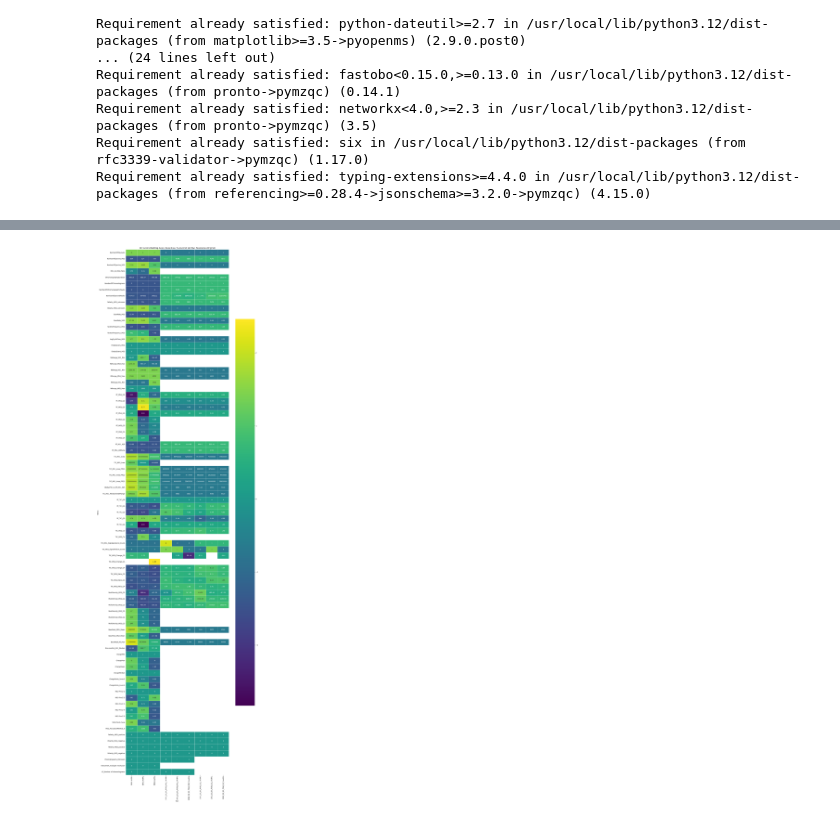
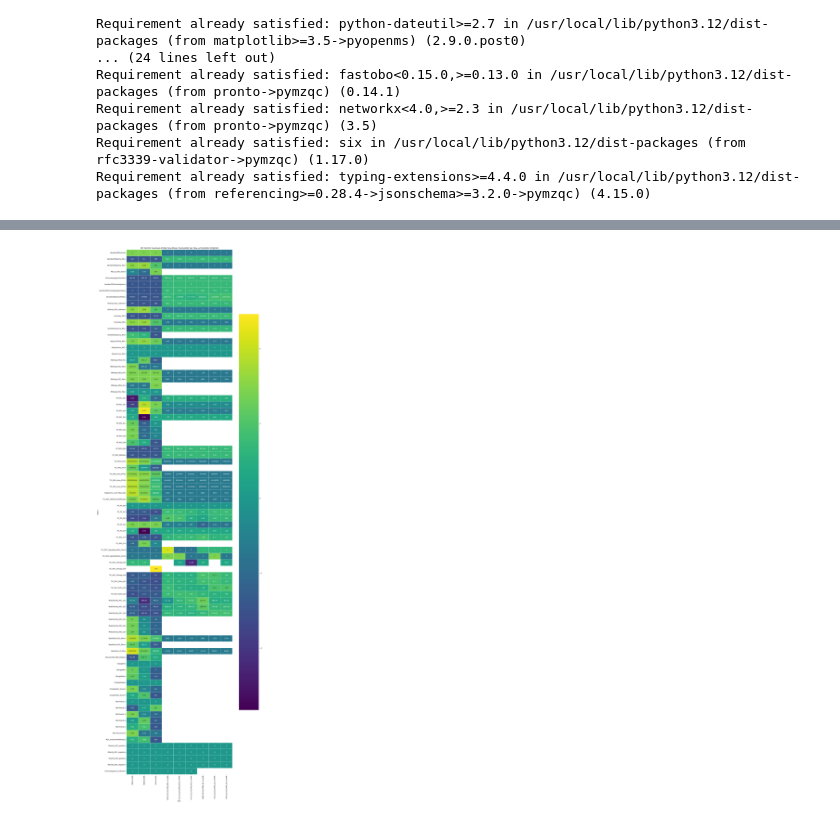
Before and after one commit to timosachsenberg/pyopenms-idfreeqc, a Jupyter notebook: hackathon_ID_free_metrics.ipynb, the cells around one changed output, grey strips where cells are left out. Cells and saved outputs as stored; diff of their text form; code cells hidden in the pictures.

```diff
--- a/hackathon_ID_free_metrics.ipynb
+++ b/hackathon_ID_free_metrics.ipynb
@@ -2812,7 +2778,7 @@ import matplotlib.pyplot as plt
 import numpy as np # Import numpy
 
 # Re-parse the mzQC JSON to get the structured data
-run_labels, qc_metrics_dict, instrument_metrics_dict, lc_metrics_dict = parse_mzqc_metrics(json_str)
+run_labels, qc_metrics_dict, instrument_metrics_dict = parse_mzqc_metrics(json_str)
 
 # Prepare data for heatmap
 # Combine QC metrics, Instrument, and LC metadata for visualization
@@ -2834,34 +2800,6 @@ for metric_name, metric_data in qc_metrics_dict.items():
     while len(values) < num_runs:
         values.append(np.nan)
     all_metrics_for_heatmap[metric_name] = values
-
-# Add Instrument metadata (only numeric for heatmap)
-for prop, values in instrument_metrics_dict.items():
-    values_numeric = []
-    for val_str in values:
-        try:
-            values_numeric.append(float(val_str))
-        except (ValueError, TypeError):
-            values_numeric.append(np.nan)
-    # Ensure list has the same length as number of runs, fill with NaN if shorter
-    while len(values_numeric) < num_runs:
-        values_numeric.append(np.nan)
-    if any(np.isfinite(values_numeric)):  # Only include if at least one value is numeric
-        all_metrics_for_heatmap[f"Instrument_{prop}"] = values_numeric
-
-# Add LC metadata (only numeric for heatmap)
-for prop, values in lc_metrics_dict.items():
-    values_numeric = []
-    for val_str in values:
-        try:
-            values_numeric.append(float(val_str))
-        except (ValueError, TypeError):
-            values_numeric.append(np.nan)
-    # Ensure list has the same length as number of runs, fill with NaN if shorter
-    while len(values_numeric) < num_runs:
-        values_numeric.append(np.nan)
-    if any(np.isfinite(values_numeric)):  # Only include if at least one value is numeric
-        all_metrics_for_heatmap[f"LC_{prop}"] = values_numeric
 
 # Create a DataFrame
 df_heatmap = pd.DataFrame(all_metrics_for_heatmap, index=run_labels).T  # Transpose to have metrics as rows, runs as columns
@@ -2895,31 +2833,31 @@ def _scale_row_with_numpy(row: pd.Series) -> pd.Series:
 
 # Apply scaling row-wise
 df_heatmap_scaled = df_heatmap.apply(_scale_row_with_numpy, axis=1, result_type='broadcast')
 def _row_to_strs(row: pd.Series) -> pd.Series:
     # decide if all finite values are integers
     finite = row.dropna().to_numpy(dtype=float)
     all_int = (finite.size > 0) and np.allclose(finite, np.round(finite), atol=1e-8)
     if all_int:
         return row.apply(lambda x: "" if pd.isna(x) else f"{int(round(float(x)))}")
     else:
         # Round to 2 decimal places for non-integer floats
         return row.apply(lambda x: "" if pd.isna(x) else f"{float(x):.2f}")
 
 annot_df = df_heatmap_original.apply(_row_to_strs, axis=1)  # dtype becomes object (strings)
 
 # ---------- Plot ----------
 plt.figure(figsize=(15, max(8, len(df_heatmap_scaled) * 0.6)))
 sns.heatmap(
     df_heatmap_scaled.astype(float),
     annot=annot_df,   # <- strings
     fmt="",           # <- use strings as-is (no extra formatting)
     cmap='viridis',
     linewidths=.5
 )
 plt.title('QC Metrics Heatmap Across Runs (Color Normalized per Row, Annotations Original)')
 plt.xlabel('Run')
 plt.ylabel('Metric')
 plt.tight_layout()
 plt.show()
 # %% [output]
-[figure, old version]
+[figure, new version]
```
Also changed, not shown: parts of 1 cell of this notebook.
